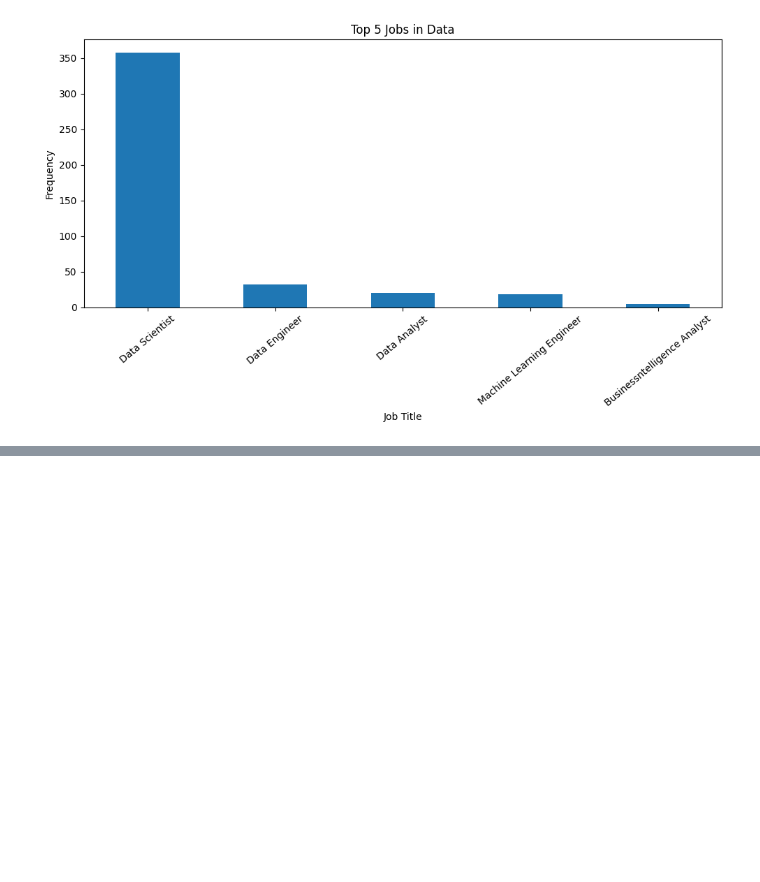
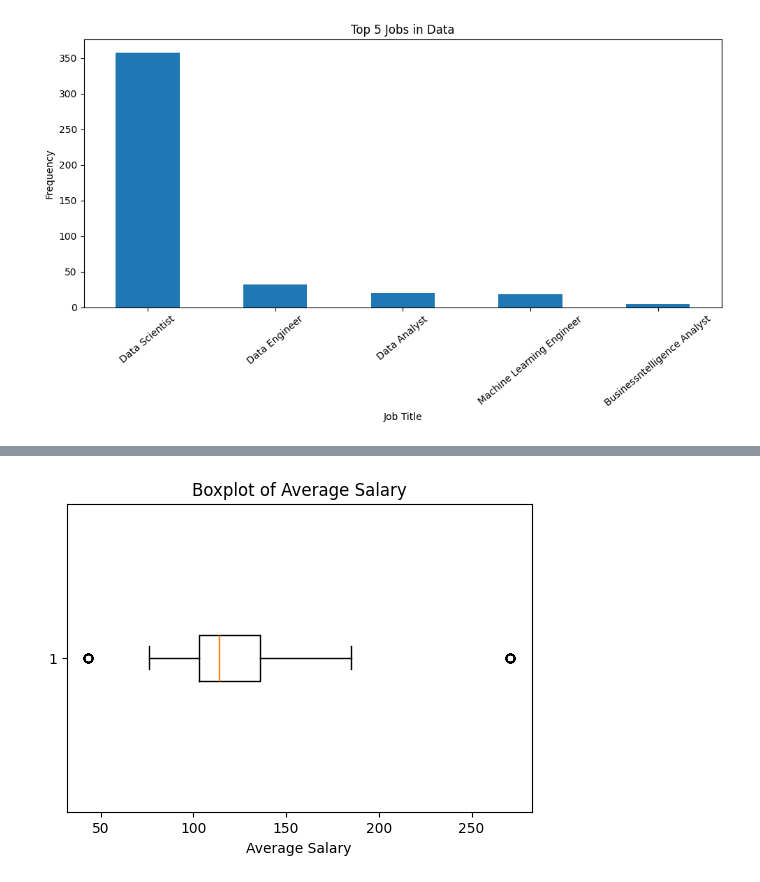
Before and after one commit to felipe-de-castro/DataJobPostingGlassdoor, a Jupyter notebook: project-glassdoor-data.ipynb, the cells around one changed output, grey strips where cells are left out. Drawn from its saved outputs; the diff is of its cells as text; code cells hidden in the pictures; blank space fills up the shorter version.

```diff
--- a/project-glassdoor-data.ipynb
+++ b/project-glassdoor-data.ipynb
@@ -222,0 +221,9 @@ plt.show()
+# %%
+# Plotting using matplotlib
+plt.figure(figsize=(6, 4))  # Optional: Adjust figure size
+plt.boxplot(df['average_salary'], vert=False)  # Vert=False to plot horizontally
+plt.xlabel('Average Salary')
+plt.title('Boxplot of Average Salary')
+plt.show()
+# %% [output]
+[figure, added]
```
Also changed, not shown: parts of 8 cells of this notebook.
